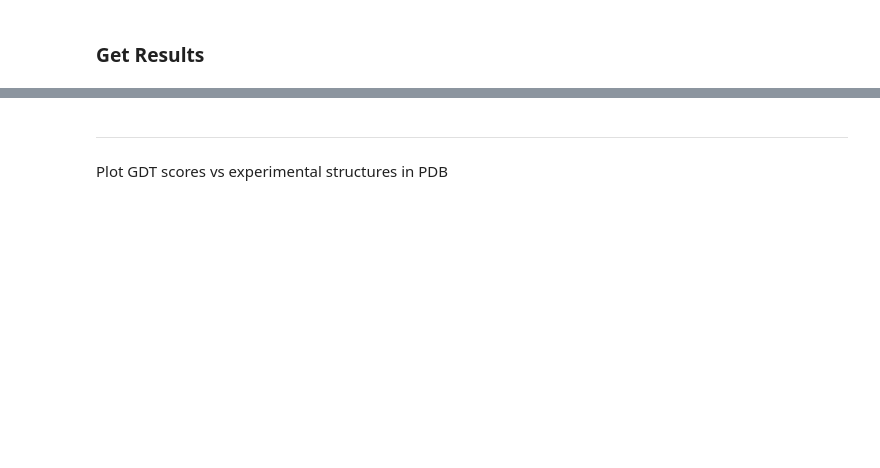
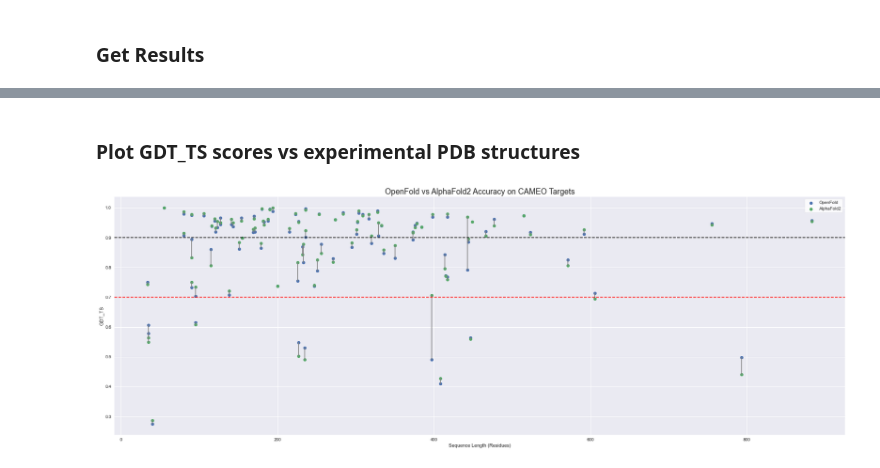
Before and after one commit to aws-solutions-library-samples/aws-batch-arch-for-protein-folding, a Jupyter notebook: notebooks/cameo-analysis.ipynb, the cells around one changed output, grey strips where cells are left out. Drawn from its saved outputs; the diff is of its cells as text; code cells hidden in the pictures; blank space fills up the shorter version.

Commit message:
Cameo results

```diff
--- a/notebooks/cameo-analysis.ipynb
+++ b/notebooks/cameo-analysis.ipynb
@@ -182,37 +210,34 @@ output_df.to_csv("cameo_results.csv")
-# %% [markdown]
------
 # %% [markdown]
-Plot GDT scores vs experimental structures in PDB
+### Plot GDT_TS scores vs experimental PDB structures
 # %%
 results = pd.read_csv("cameo_results.csv")
 # %%
-import matplotlib.pyplot as plt
-import numpy as np
-
 plt.style.use('seaborn')
 
-fig, ax = plt.subplots(figsize=(20,10))
+fig, ax = plt.subplots(figsize=(30,10))
 
-x = results["seq_length"]
+x = results["SEQ_LENGTH"]
 y1 = results["openfold_gdt"]
 y2 = results["alphafold2_gdt"]
 ax.scatter(x, y1, label="OpenFold")
 ax.scatter(x, y2, label="AlphaFold2")
 
 X_line_coords = np.array([
-    results["seq_length"],
-    results["seq_length"]
+    x,
+    x
 ])
 Y_line_coords = np.array([
-    results["openfold_gdt"],
-    results["alphafold2_gdt"]
+    y1,
+    y2
 ])
 ax.plot(X_line_coords, Y_line_coords, color="gray")
 
 ax.axhline(0.9, color="black", linestyle="--")
 ax.axhline(0.7, color="red", linestyle="--")
 ax.legend(frameon=True, facecolor="white")
 ax.set_xlabel("Sequence Length (Residues)")
 ax.set_ylabel("GDT_TS")
 plt.title("OpenFold vs AlphaFold2 Accuracy on CAMEO Targets", fontsize=18)
 plt.show()
+# %% [output]
+[figure, added]
```
Also changed, not shown: parts of 7 cells of this notebook, 2 other files.
